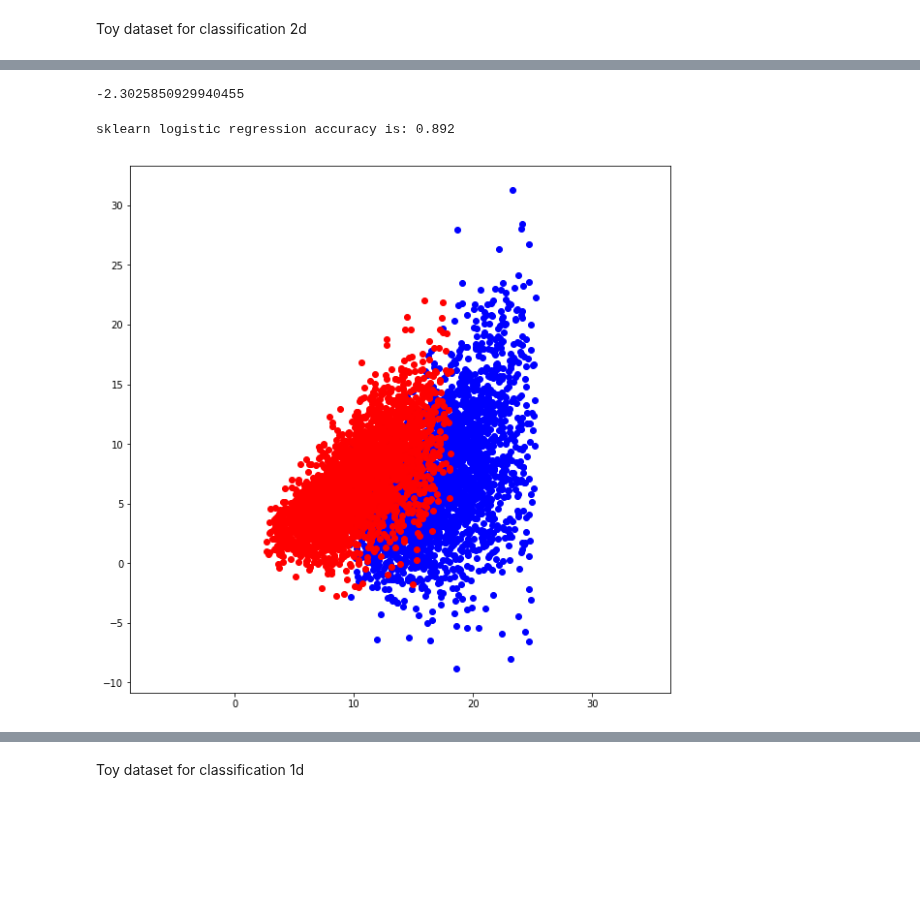
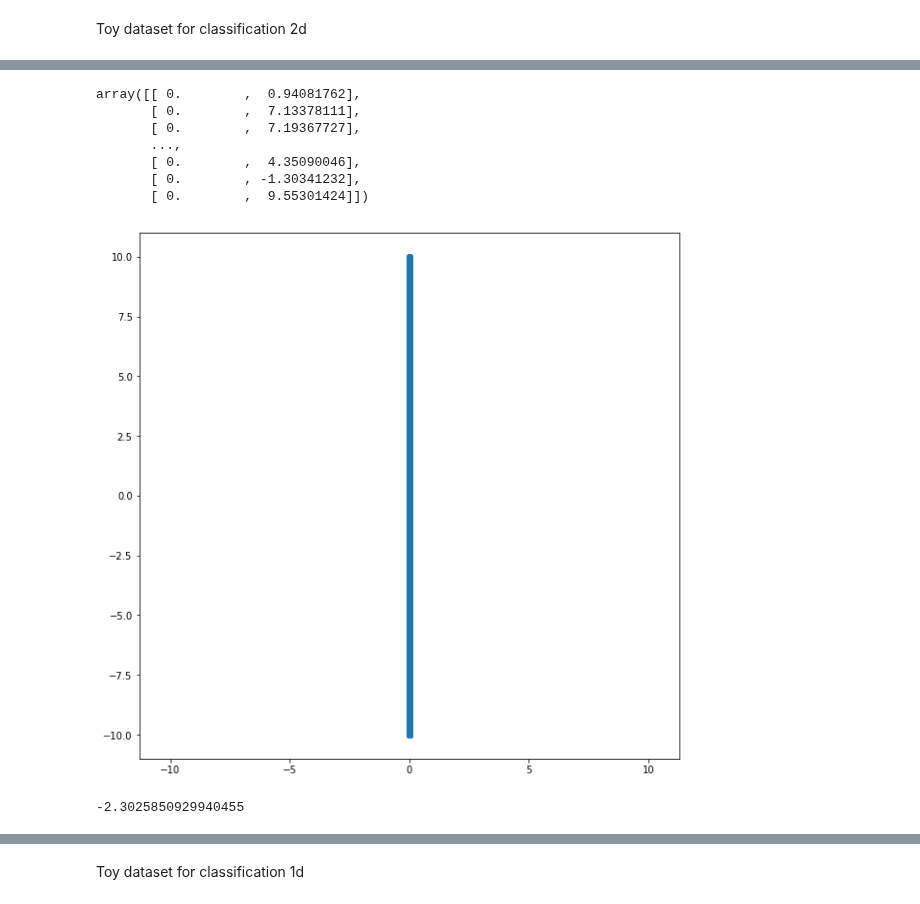
Before and after one commit to Emerson-Wenzel/BDL_final_project, a Jupyter notebook: Baysian_Logistic_regression_daniel.ipynb, the cells around one changed output, grey strips where cells are left out. Drawn from its saved outputs; the diff is of its cells as text; code cells hidden in the pictures; blank space fills up the shorter version.

```diff
--- a/Baysian_Logistic_regression_daniel.ipynb
+++ b/Baysian_Logistic_regression_daniel.ipynb
@@ -127,4 +139,4 @@ y_train = y_train[perm]
 # %%
-A = np.array([[1, 1],
-              [1, 0]])
-X_train = X_train @ A
+# A = np.array([[1, 1],
+#               [1, 0]])
+# X_train = X_train @ A
@@ -194,3 +143,21 @@ sklearn logistic regression accuracy is: 1.0
+# %%
+
+fig = plt.figure(figsize=(10,10))
+
+ax = fig.add_subplot(111)
+ax.scatter(X_train[:,0], X_train[:,1])
+ax.axis('equal')
+fig.show()
+X_train
+# %% [output]
+array([[ 0.        ,  0.94081762],
+       [ 0.        ,  7.13378111],
+       [ 0.        ,  7.19367727],
+       ...,
+       [ 0.        ,  4.35090046],
+       [ 0.        , -1.30341232],
+       [ 0.        ,  9.55301424]])
+[figure, added]
 # %%
 np.log(0.1)
 # %% [output]
@@ -201,19 +164,0 @@ for i, row_i in enumerate(X_train):
-# %%
-from sklearn.linear_model import LogisticRegression
-lr = LogisticRegression()
-lr.fit(X_train, y_train)
-print('sklearn logistic regression accuracy is:', lr.score(X_train, y_train))
-
-fig = plt.figure(figsize=(10,10))
-# ax = fig.add_subplot(311, projection='3d')
-ax = fig.add_subplot(111)
-
-# ax.plot_wireframe(X, Y, zs, color='grey', alpha = 0.7)
-ax.scatter(X_train[y_train == 0,0], X_train[y_train == 0,1], c='blue')
-ax.scatter(X_train[y_train == 1,0], X_train[y_train == 1,1], c='red')
-ax.axis('equal')
-# ax.set_ylim(-6, 6)
-fig.show()
-# %% [output]
-sklearn logistic regression accuracy is: 0.892
-[figure, removed]
```
Also changed, not shown: parts of 37 cells of this notebook, 1 other file.
